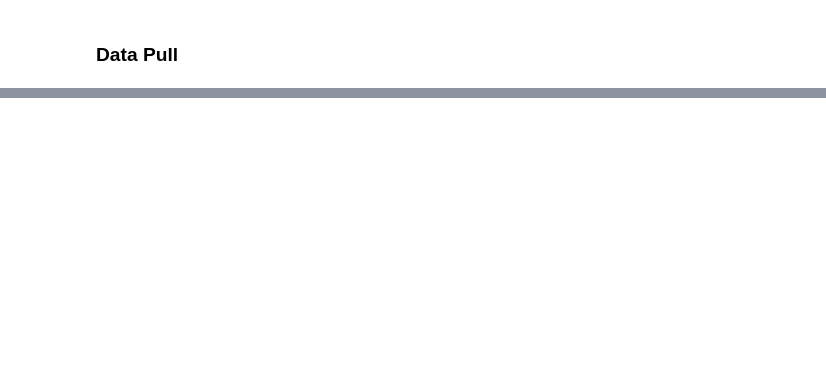
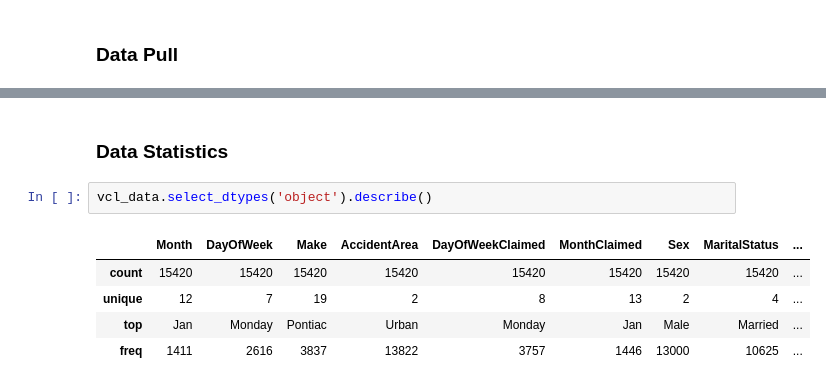
Before and after one commit to The-Machine-Learning-Project/04_Clustering_Vehicle-Insurance-Claim-Fraud-Detection, a Jupyter notebook: 03_notebooks/01_exploratory_data_analysis.ipynb, the cells around one changed output, grey strips where cells are left out. Cells and saved outputs as stored; diff of their text form; blank space fills up the shorter version.

```diff
--- a/03_notebooks/01_exploratory_data_analysis.ipynb
+++ b/03_notebooks/01_exploratory_data_analysis.ipynb
@@ -22,0 +39,10 @@ vcl_data.head()
+# %% [markdown]
+### Data Statistics
+# %%
+vcl_data.select_dtypes('object').describe()
+# %% [output]
+|  | Month | DayOfWeek | Make | AccidentArea | DayOfWeekClaimed | MonthClaimed | Sex | MaritalStatus | ... |
+| count | 15420 | 15420 | 15420 | 15420 | 15420 | 15420 | 15420 | 15420 | ... |
+| unique | 12 | 7 | 19 | 2 | 8 | 13 | 2 | 4 | ... |
+| top | Jan | Monday | Pontiac | Urban | Monday | Jan | Male | Married | ... |
+| freq | 1411 | 2616 | 3837 | 13822 | 3757 | 1446 | 13000 | 10625 | ... |
```
Also changed, not shown: parts of 10 cells of this notebook.
